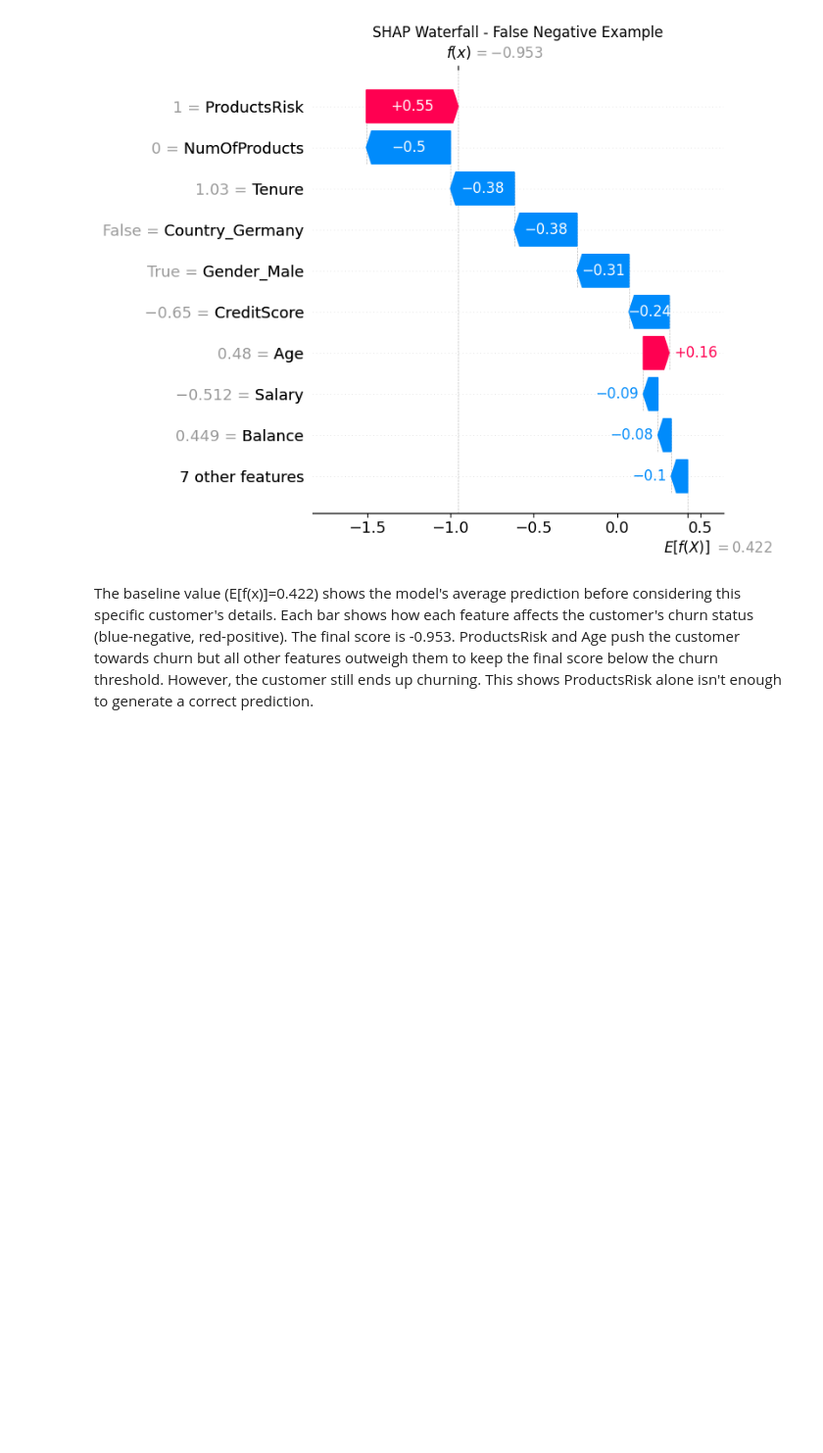
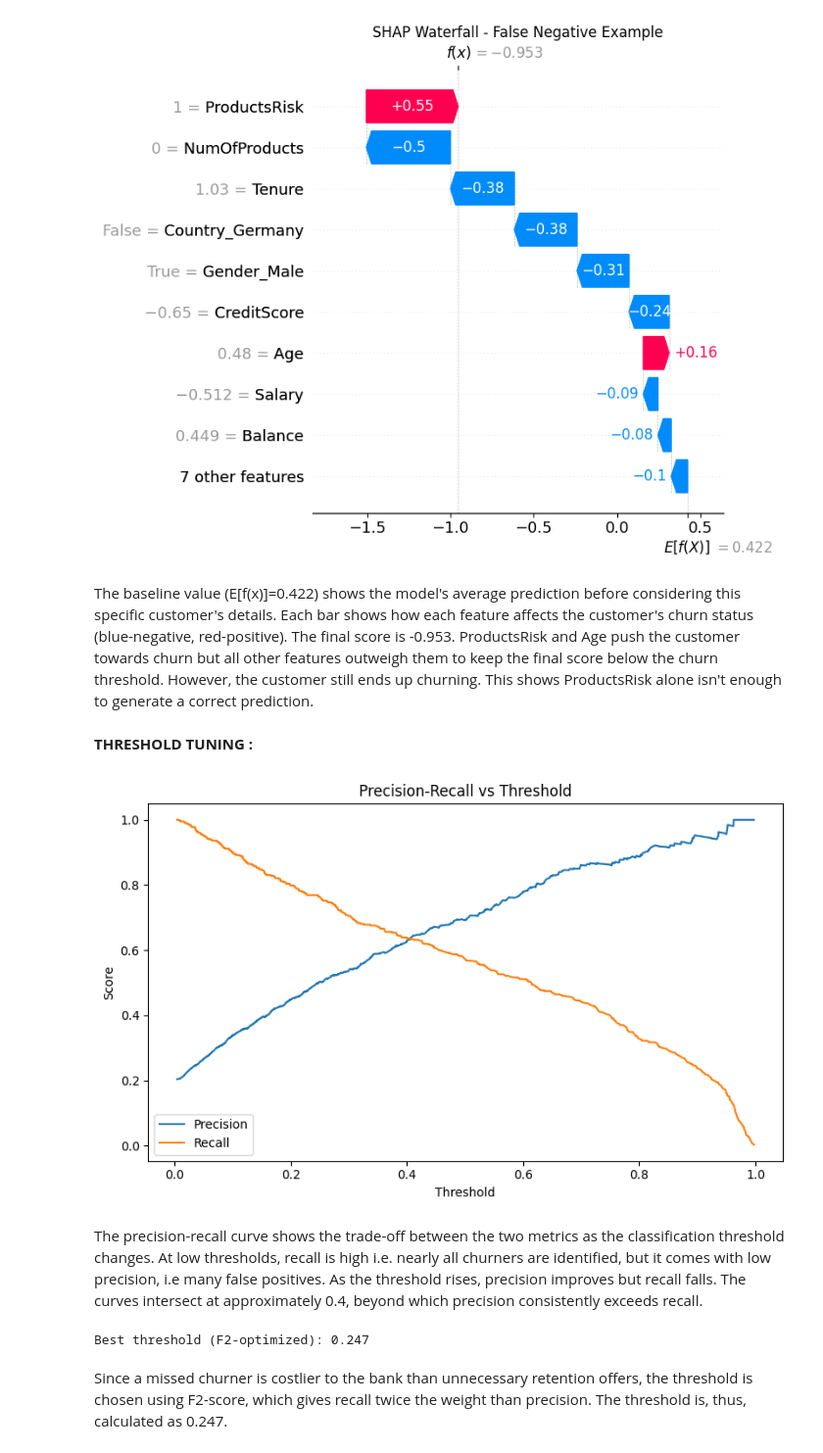
Before and after one commit to ananyapatankar/bank-customer-churn-prediction, a Jupyter notebook: notebooks/05_model_interpretation.ipynb, the cells around one changed output. Shown at 98% size. Saved outputs shown, nothing was run; the diff lists cells and outputs as text; code cells hidden in the pictures; blank space fills up the shorter version.

Commit message:
Add threshold tuning

```diff
--- a/notebooks/05_model_interpretation.ipynb
+++ b/notebooks/05_model_interpretation.ipynb
@@ -152,3 +152,31 @@ plt.show()
 [figure]
 # %% [markdown]
 The baseline value (E[f(x)]=0.422) shows the model's average prediction before considering this specific customer's details. Each bar shows how each feature affects the customer's churn status (blue-negative, red-positive). The final score is -0.953. ProductsRisk and Age push the customer towards churn but all other features outweigh them to keep the final score below the churn threshold. However, the customer still ends up churning. This shows ProductsRisk alone isn't enough to generate a correct prediction.
+# %% [markdown]
+**THRESHOLD TUNING :**
+# %%
+#precision-recall curve
+precision, recall, thresholds = precision_recall_curve(y_test, y_proba)
+
+plt.figure(figsize=(8, 5))
+plt.plot(thresholds, precision[:-1], label='Precision')
+plt.plot(thresholds, recall[:-1], label='Recall')
+plt.xlabel('Threshold')
+plt.ylabel('Score')
+plt.title('Precision-Recall vs Threshold')
+plt.legend()
+plt.tight_layout()
+plt.show()
+# %% [output]
+[figure, added]
+# %% [markdown]
+The precision-recall curve shows the trade-off between the two metrics as the classification threshold changes. At low thresholds, recall is high i.e. nearly all churners are identified, but it comes with low precision, i.e many false positives. As the threshold rises, precision improves but recall falls. The curves intersect at approximately 0.4, beyond which precision consistently exceeds recall.
+# %%
+#choose threshold using F2-score
+f2_scores = [fbeta_score(y_test, y_proba >= t, beta=2) for t in thresholds]
+best_threshold = thresholds[np.argmax(f2_scores)]
+print(f"Best threshold (F2-optimized): {best_threshold:.3f}")
+# %% [output]
+Best threshold (F2-optimized): 0.247
+# %% [markdown]
+Since a missed churner is costlier to the bank than unnecessary retention offers, the threshold is chosen using F2-score, which gives recall twice the weight than precision. The threshold is, thus, calculated as 0.247.
```
Also changed, not shown: parts of 4 cells of this notebook.
